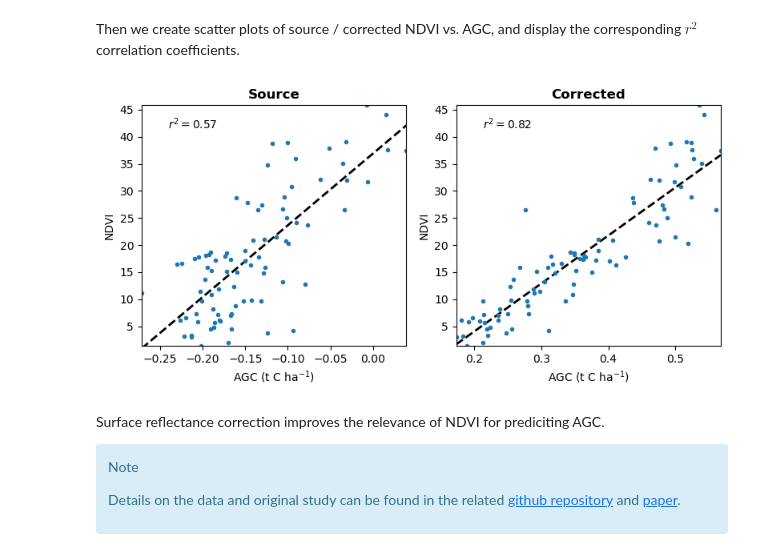
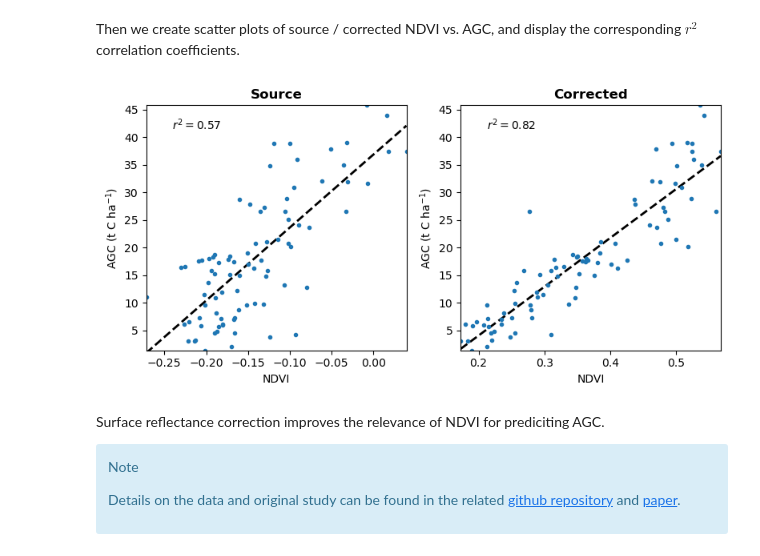
Before and after one commit to leftfield-geospatial/homonim, a Jupyter notebook: docs/tutorials/regression_modelling.ipynb, the cells around one changed output. Cells and saved outputs as stored; diff of their text form; code cells hidden in the pictures.

```diff
--- a/docs/tutorials/regression_modelling.ipynb
+++ b/docs/tutorials/regression_modelling.ipynb
@@ -288,37 +288,37 @@ agc = plot_agc_gdf.AgcHa / 1000
 
 # iterate over source & corrected axes, labels & ndvi values
 for ax, (label, ndvi) in zip(axes, ndvi_dict.items()):
     # plot NDVI vs AGC scattter
     ax.plot(ndvi, agc, '.')
 
     # find and plot regression line
     coeff, _, _, _ = np.linalg.lstsq(
         np.array([ndvi, np.ones(len(ndvi))]).T, agc, rcond=None
     )
     xlim = [np.min(ndvi), np.max(ndvi)]
     ylim = [np.min(agc), np.max(agc)]
     yr = np.array(xlim) * coeff[0] + coeff[1]
     ax.plot(xlim, yr, 'k--', lw=2, zorder=-1)
 
     # find R2 correlation coefficient and add to plot
     r2 = np.corrcoef(agc, ndvi)[0, 1] **2
     ax.text(
         .1, 0.9, f'$r^{2}={r2:.2f}$', transform=ax.transAxes,
         fontweight='bold'
     )
 
-    ax.set_xlabel('AGC (t C ha$^{-1}$)')
-    ax.set_ylabel('NDVI')
+    ax.set_xlabel('NDVI')
+    ax.set_ylabel('AGC (t C ha$^{-1}$)')
     ax.set_xlim(xlim)
     ax.set_ylim(ylim)
     ax.set_title(label, fontweight='bold')
 
 # fig.savefig(
-#     '../case_studies/regression_modelling-eval.png', facecolor='white',
+#     'regression_modelling-eval.png', facecolor='white',
 #     transparent=False, dpi=92,
 # )
 # %% [output]
-[figure, old version]
+[figure, new version]
 # %% [markdown]
 Surface reflectance correction improves the relevance of NDVI for prediciting AGC.
 
```
Also changed, not shown: 1 other file.
